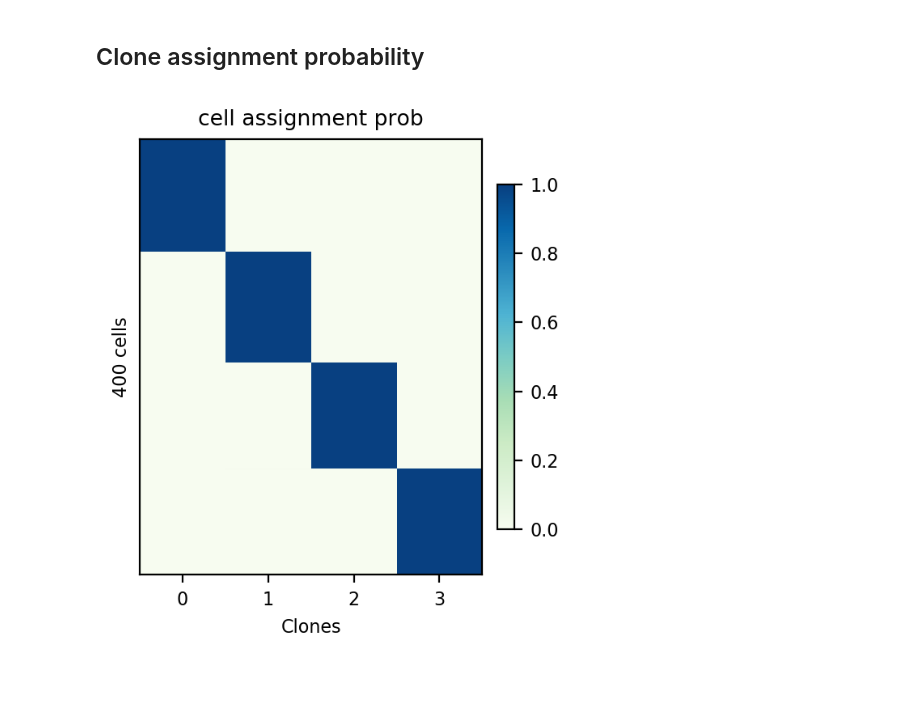
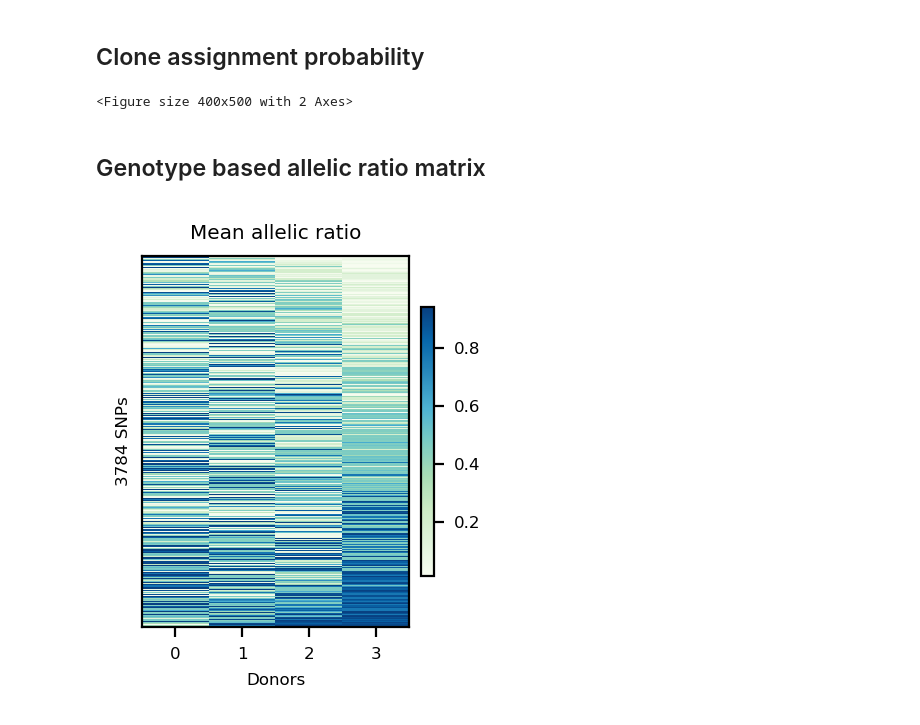
Before and after one commit to single-cell-genetics/vireo, a Jupyter notebook: examples/vireoSNP_usage.ipynb, the cells around one changed output. Saved outputs shown, nothing was run; the diff lists cells and outputs as text; code cells hidden in the pictures; blank space fills up the shorter version.

Commit message:
add ASE and allelic frequency figure to vireoSNP_usage.ipynb

```diff
--- a/examples/vireoSNP_usage.ipynb
+++ b/examples/vireoSNP_usage.ipynb
@@ -66,20 +68,22 @@ donor3  donor1  donor2  donor0
 ## Clone assignment probability
 # %%
 import matplotlib.pyplot as plt
-plt.rcParams.update({'font.size': 8})
+plt.rcParams.update({'font.size': 6})
 from vireoSNP.plot.base_plot import heat_matrix
 
-fig = plt.figure(figsize=(3, 3.5), dpi=200)
+fig = plt.figure(figsize=(2, 2.5), dpi=200)
 im = heat_matrix(res['ID_prob'], cmap="GnBu", alpha=1,
                  display_value=False, row_sort=True)
 plt.colorbar(im, fraction=0.046, pad=0.04)
 plt.title("cell assignment prob")
-plt.xlabel("Clones")
-plt.ylabel("400 cells")
+plt.xlabel("Donors")
+plt.ylabel("%d cells" %(res['ID_prob'].shape[0]))
 plt.yticks([])
 plt.xticks([0, 1, 2, 3])
 
 plt.tight_layout()
 plt.show()
 # %% [output]
-[figure, removed]
+<Figure size 400x500 with 2 Axes>
+# %% [markdown]
+## Genotype based allelic ratio matrix
@@ -85,0 +92,23 @@ plt.show()
+# %%
+## If ASE_mode is False
+AF_mean = res['theta_shapes'][:, 0] / np.sum(res['theta_shapes'], axis=1)
+AF_SNPs = np.tensordot(res['GT_prob'], AF_mean, axes=[1, 0])
+# %%
+import matplotlib.pyplot as plt
+plt.rcParams.update({'font.size': 6})
+from vireoSNP.plot.base_plot import heat_matrix
+
+fig = plt.figure(figsize=(2, 2.5), dpi=200)
+im = heat_matrix(AF_SNPs, cmap="GnBu", alpha=1,
+                 display_value=False, row_sort=True)
+plt.colorbar(im, fraction=0.046, pad=0.04)
+plt.title("Mean allelic ratio")
+plt.xlabel("Donors")
+plt.ylabel("%d SNPs" %(AF_SNPs.shape[0]))
+plt.yticks([])
+plt.xticks([0, 1, 2, 3])
+
+plt.tight_layout()
+plt.show()
+# %% [output]
+[figure, added]
```
Also changed, not shown: parts of 8 cells of this notebook.
